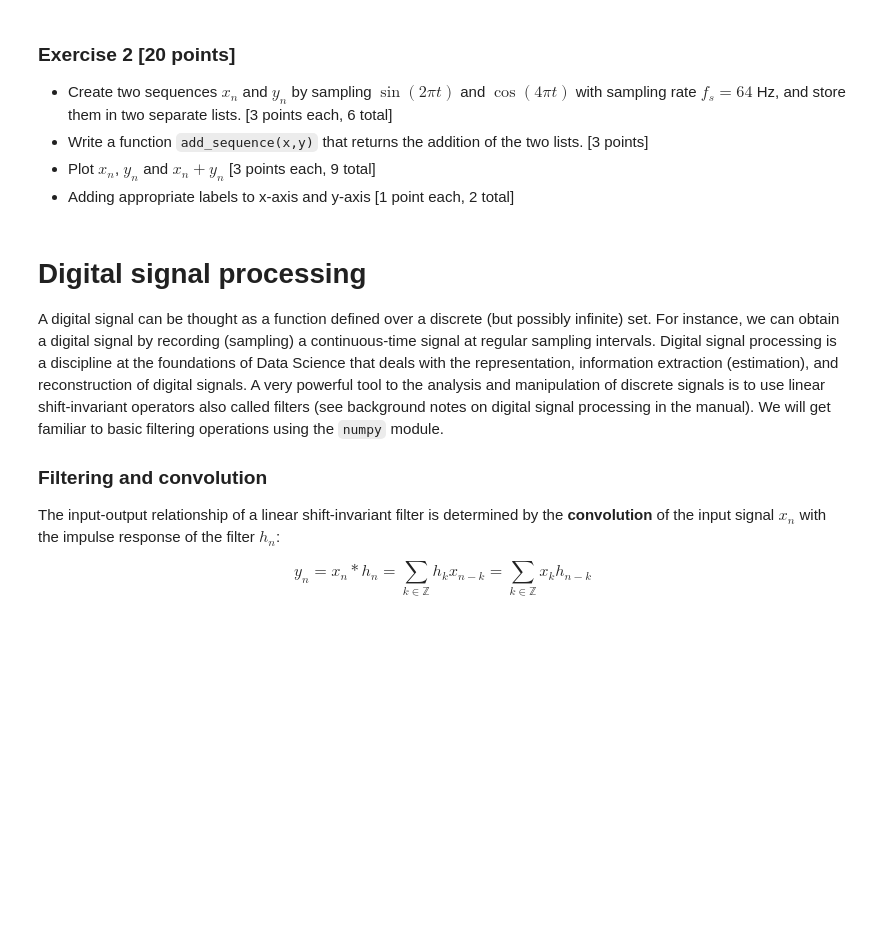
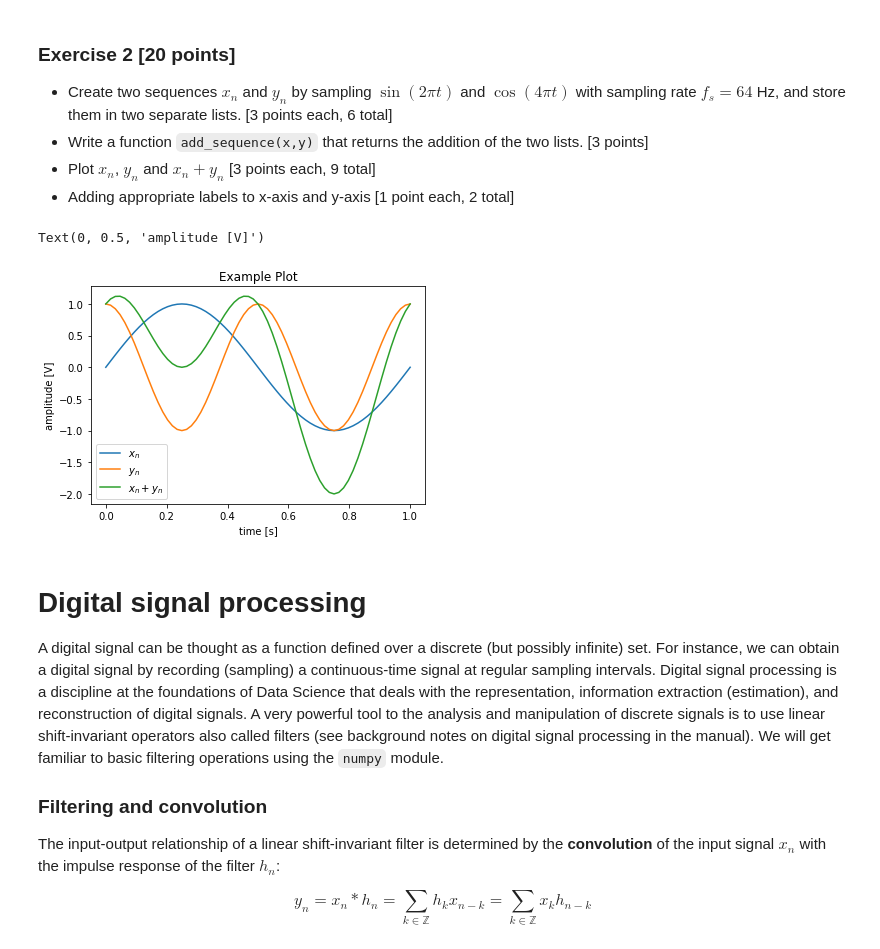
Before and after one commit to atang24/bmds, a Jupyter notebook: prelab1.ipynb, the cells around one changed output. Drawn from its saved outputs; the diff is of its cells as text; code cells hidden in the pictures; blank space fills up the shorter version.

```diff
--- a/prelab1.ipynb
+++ b/prelab1.ipynb
@@ -211,3 +210,41 @@ Write your code here
+# %%
+"""
+Write your code here
+"""
+
+import matplotlib.pyplot as plt
+import numpy as np
+
+%matplotlib inline
+
+xn = []
+yn = []
+t = np.arange(65)
+fs = 64
+for i in range(65):
+  xn.append(math.sin(math.pi*2*i*(1/fs)))
+  yn.append(math.cos(math.pi*4*i*(1/fs)))
+
+def add_sequence(x,y):
+  out = []
+  for i in range(len(x)):
+    out.append(x[i] + y[i])
+  return out
+
+z = add_sequence(xn, yn)
+
+plt.plot(t/fs,xn,label="$x_n$")
+
+plt.plot(t/fs,yn,label="$y_n$")
+
+plt.plot(t/fs,z,label="$x_n + y_n$")
+plt.legend(loc = "lower left")
+plt.title('Example Plot')
+plt.xlabel('time [s]')
+plt.ylabel('amplitude [V]')
+# %% [output]
+Text(0, 0.5, 'amplitude [V]')
+[figure, added]
 # %% [markdown]
 # Digital signal processing
 A digital signal can be thought as a function defined over a discrete (but possibly infinite) set. For instance, we can obtain a digital signal by recording (sampling) a continuous-time signal at regular sampling intervals. Digital signal processing is a discipline at the foundations of Data Science that deals with the representation, information extraction (estimation), and reconstruction of digital signals. A very powerful tool to the analysis and manipulation of discrete signals is to use linear shift-invariant operators also called filters (see background notes on digital signal processing in the manual). We will get familiar to basic filtering operations using the `numpy` module.
```
Also changed, not shown: parts of 2 cells of this notebook.
